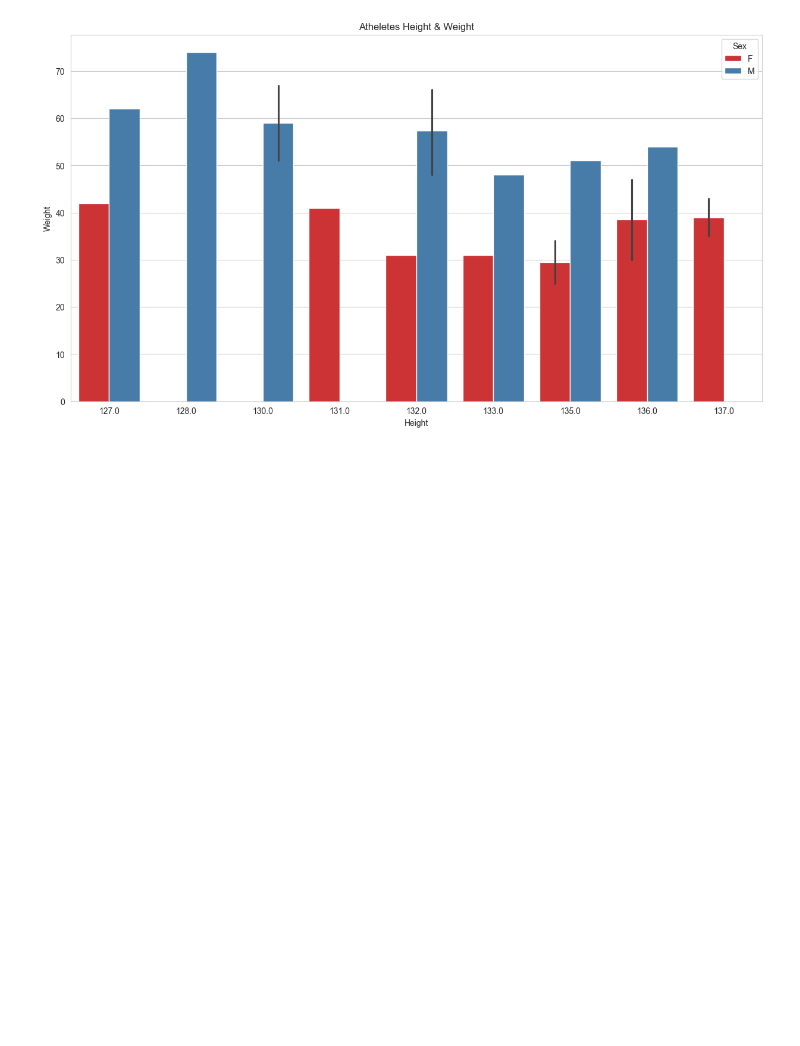
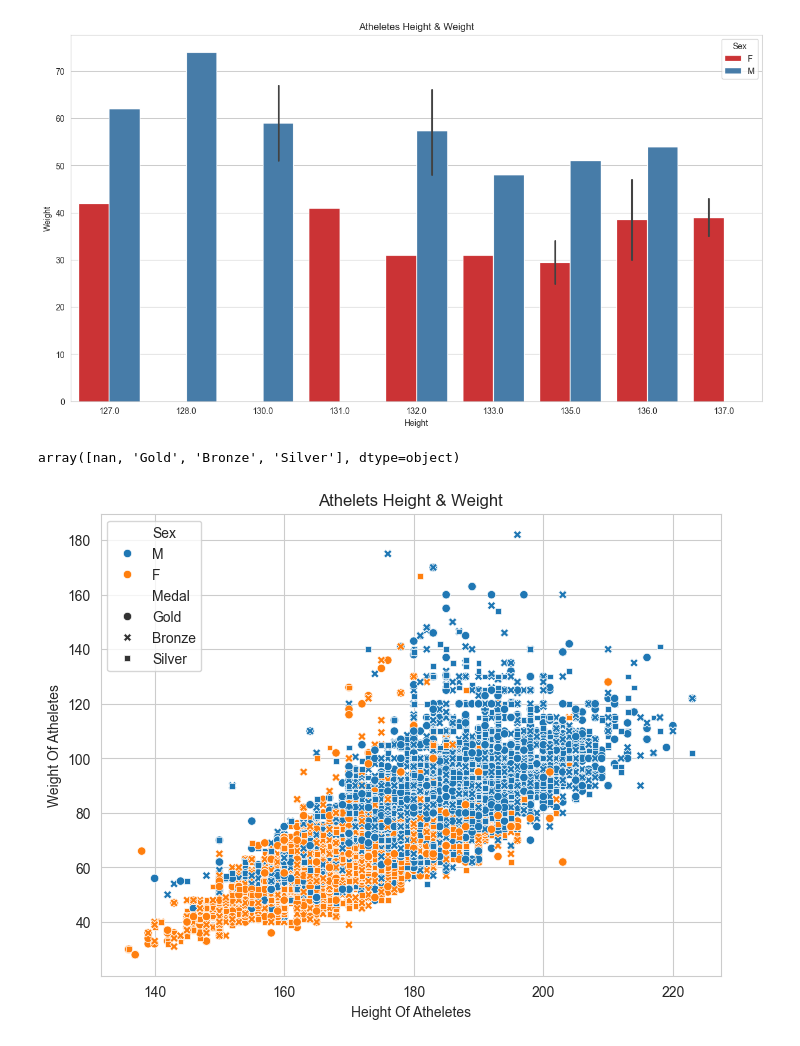
Before and after one commit to Dani-8/120Years-Of-Olympics-Data-Analysis, a Jupyter notebook: 120 Years Of Olympic.ipynb, the cells around one changed output. Cells and saved outputs as stored; diff of their text form; code cells hidden in the pictures; blank space fills up the shorter version.

```diff
--- a/120 Years Of Olympic.ipynb
+++ b/120 Years Of Olympic.ipynb
@@ -159,3 +161,17 @@ plt.title("Atheletes Height & Weight")
 plt.show()
 # %% [output]
 [figure]
+# %%
+df["Medal"].unique()
+# %% [output]
+array([nan, 'Gold', 'Bronze', 'Silver'], dtype=object)
+# %%
+plt.figure(figsize=[8,6])
+sns.scatterplot(data=df, x="Height", y="Weight", hue="Sex", style="Medal")
+sns.set_style("whitegrid")
+plt.title("Athelets Height & Weight")
+plt.xlabel("Height Of Atheletes")
+plt.ylabel("Weight Of Atheletes")
+plt.show()
+# %% [output]
+[figure, added]
```
Also changed, not shown: parts of 5 cells of this notebook.
